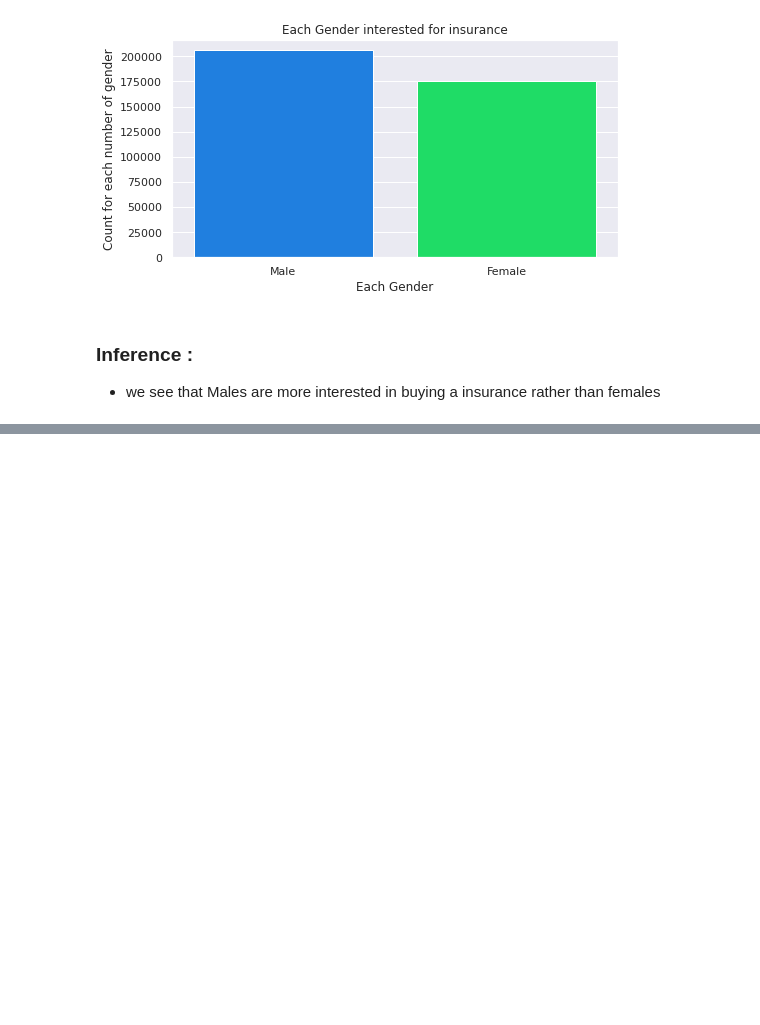
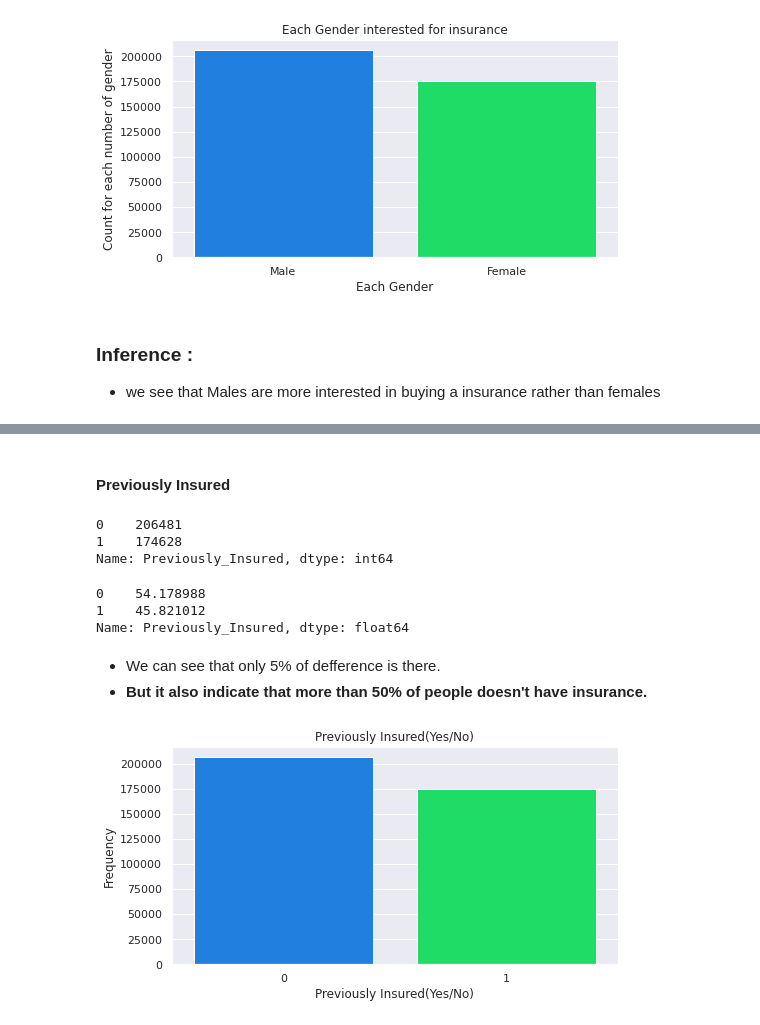
Before and after one commit to pinky-thakur/Health_Insuarance_Cross_Sell_Prediction, a Jupyter notebook: Health_Insurance_Cross_Sell_Prediction.ipynb, the cells around one changed output, grey strips where cells are left out. Cells and saved outputs as stored; diff of their text form; code cells hidden in the pictures; blank space fills up the shorter version.

```diff
--- a/Health_Insurance_Cross_Sell_Prediction.ipynb
+++ b/Health_Insurance_Cross_Sell_Prediction.ipynb
@@ -413,0 +506,34 @@ plt.show()
+# %% [markdown]
+#### Previously Insured
+# %%
+# Getting the value count for each Previously Insured using value_counts from pandas
+data['Previously_Insured'].value_counts()
+# %% [output]
+0    206481
+1    174628
+Name: Previously_Insured, dtype: int64
+# %%
+# Percentage For Previously Insured and not previously Insured person
+(data['Previously_Insured'].value_counts() / data['Previously_Insured'].count()) * 100
+# %% [output]
+0    54.178988
+1    45.821012
+Name: Previously_Insured, dtype: float64
+# %% [markdown]
+* We can see that only 5% of defference is there.
+* <b>But it also indicate that more than 50% of people doesn't have insurance.</b>
+# %%
+# Ploting count plot for Previously Insured column
+
+plt.figure(figsize = (8, 4))
+
+sns.countplot(data['Previously_Insured'])
+
+plt.title('Previously Insured(Yes/No)')
+
+plt.xlabel('Previously Insured(Yes/No)')
+plt.ylabel('Frequency')
+
+plt.show()
+# %% [output]
+[figure, added]
```
Also changed, not shown: parts of 43 cells of this notebook.
